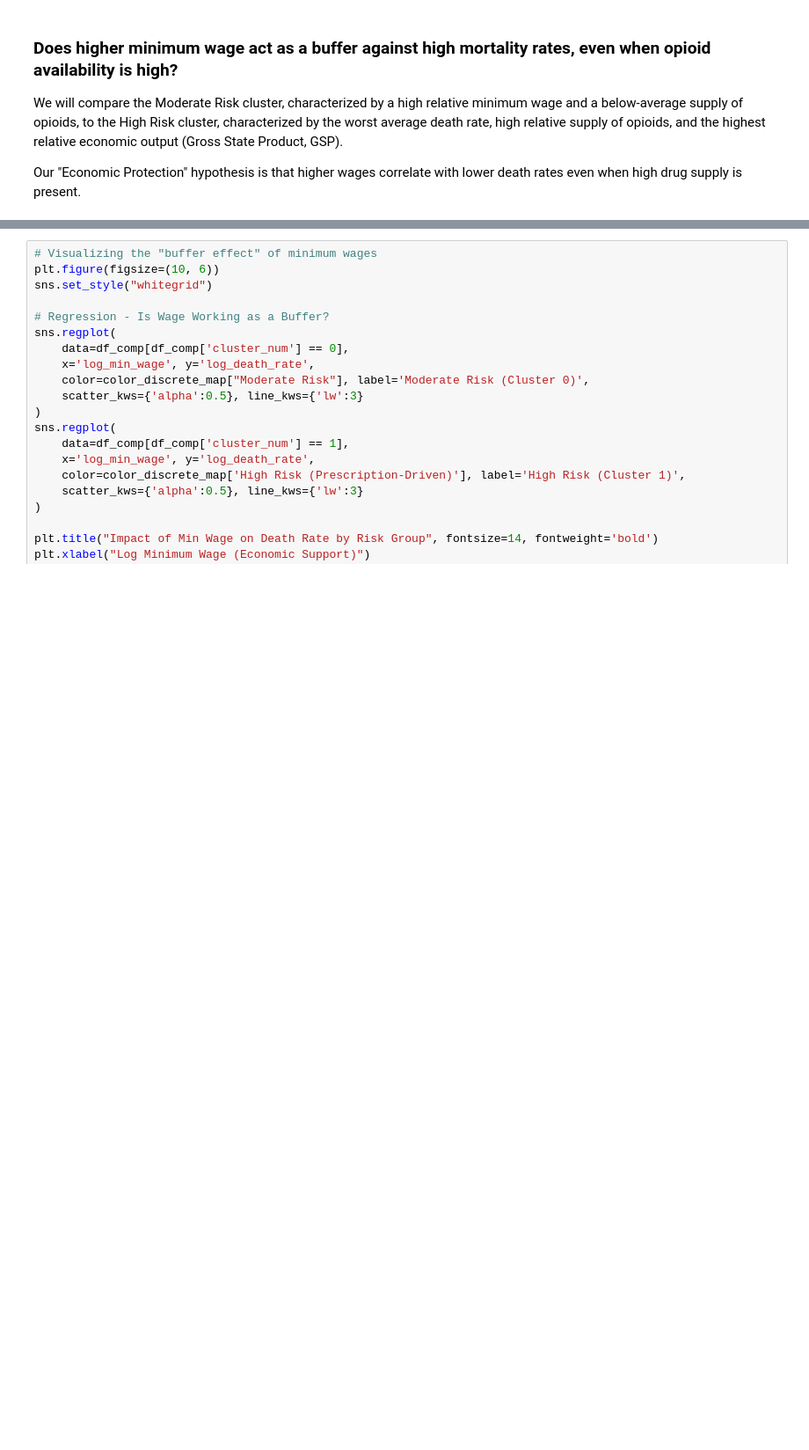
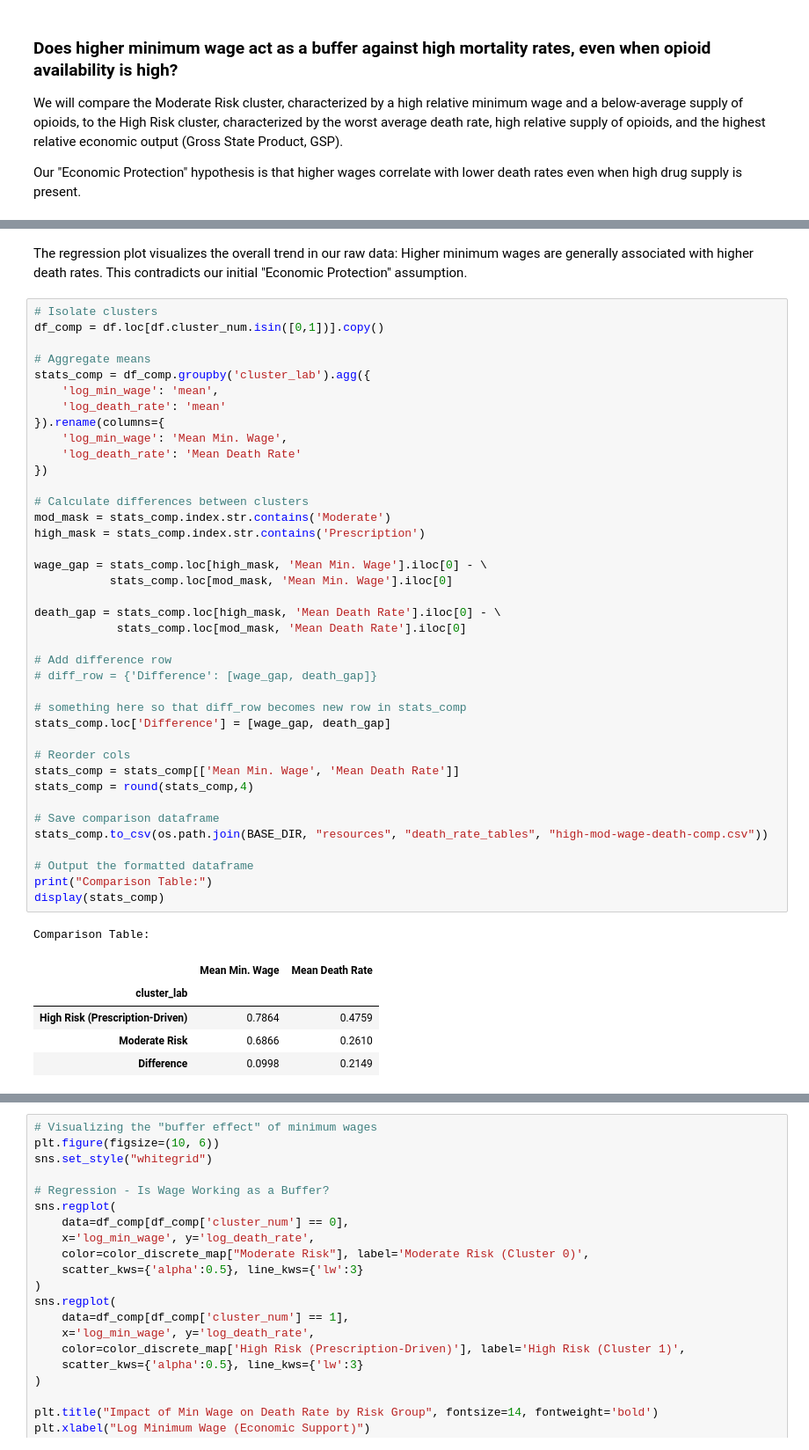
Before and after one commit to amberteetsel/substance-abuse-predictions, a Jupyter notebook: src/insights/death_rate_insights.ipynb, the cells around one changed output, grey strips where cells are left out. Shown at 88% size. Cells and saved outputs as stored; diff of their text form; blank space fills up the shorter version.

```diff
--- a/src/insights/death_rate_insights.ipynb
+++ b/src/insights/death_rate_insights.ipynb
@@ -139 +139,49 @@ Death rate Difference between Moderate and High Risk Clusters:  0.2149
+# %% [markdown]
+The regression plot visualizes the overall trend in our raw data: Higher minimum wages are generally associated with higher death rates. This contradicts our initial "Economic Protection" assumption.
+# %%
+# Isolate clusters
+df_comp = df.loc[df.cluster_num.isin([0,1])].copy()
+
+# Aggregate means
+stats_comp = df_comp.groupby('cluster_lab').agg({
+    'log_min_wage': 'mean',
+    'log_death_rate': 'mean'
+}).rename(columns={
+    'log_min_wage': 'Mean Min. Wage',
+    'log_death_rate': 'Mean Death Rate'
+})
+
+# Calculate differences between clusters
+mod_mask = stats_comp.index.str.contains('Moderate')
+high_mask = stats_comp.index.str.contains('Prescription')
+
+wage_gap = stats_comp.loc[high_mask, 'Mean Min. Wage'].iloc[0] - \
+           stats_comp.loc[mod_mask, 'Mean Min. Wage'].iloc[0]
+
+death_gap = stats_comp.loc[high_mask, 'Mean Death Rate'].iloc[0] - \
+            stats_comp.loc[mod_mask, 'Mean Death Rate'].iloc[0]
+
+# Add difference row
+# diff_row = {'Difference': [wage_gap, death_gap]}
+
+# something here so that diff_row becomes new row in stats_comp
+stats_comp.loc['Difference'] = [wage_gap, death_gap]
+
+# Reorder cols
+stats_comp = stats_comp[['Mean Min. Wage', 'Mean Death Rate']]
+stats_comp = round(stats_comp,4)
+
+# Save comparison dataframe
+stats_comp.to_csv(os.path.join(BASE_DIR, "resources", "death_rate_tables", "high-mod-wage-death-comp.csv"))
+
+# Output the formatted dataframe
+print("Comparison Table:")
+display(stats_comp)
+# %% [output]
+Comparison Table:
+|  | Mean Min. Wage | Mean Death Rate |
+| cluster_lab |  |  |
+| High Risk (Prescription-Driven) | 0.7864 | 0.4759 |
+| Moderate Risk | 0.6866 | 0.2610 |
+| Difference | 0.0998 | 0.2149 |
 # %% [markdown]
```
Also changed, not shown: parts of 10 cells of this notebook, 1 other file.
